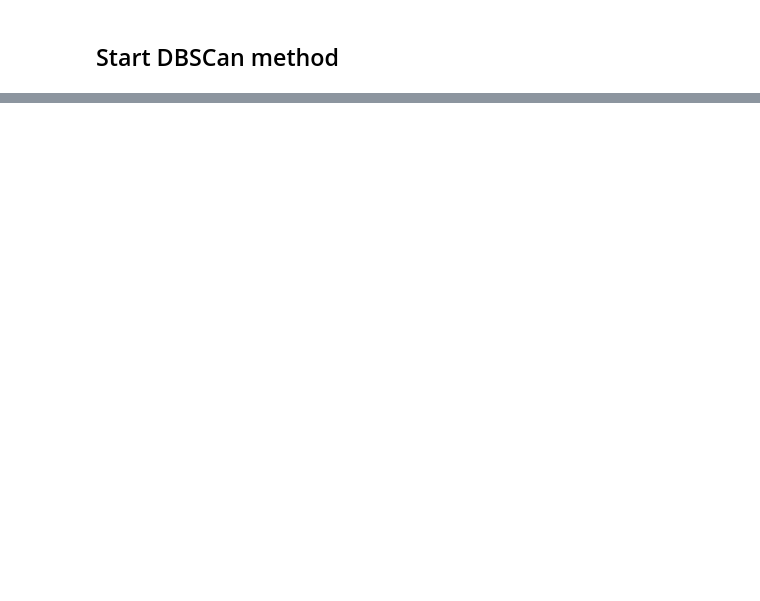
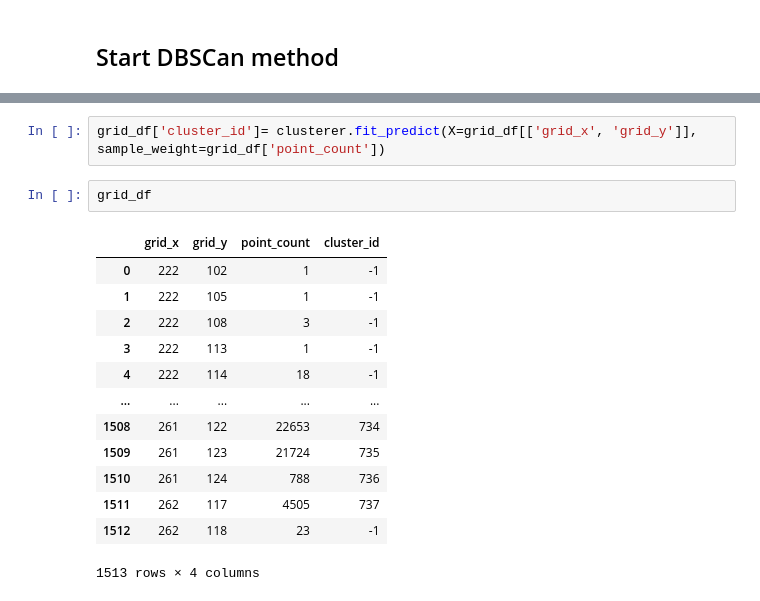
Before and after one commit to ClimatologyProjectProfile/crimetology, a Jupyter notebook: 1_spatial_clusters/spatial_clustering.ipynb, the cells around one changed output, grey strips where cells are left out. Saved outputs shown, nothing was run; the diff lists cells and outputs as text; blank space fills up the shorter version.

```diff
--- a/1_spatial_clusters/spatial_clustering.ipynb
+++ b/1_spatial_clusters/spatial_clustering.ipynb
@@ -222,0 +232,18 @@ min_samples: int = 100
+# %%
+grid_df['cluster_id']= clusterer.fit_predict(X=grid_df[['grid_x', 'grid_y']], sample_weight=grid_df['point_count'])
+# %%
+grid_df
+# %% [output]
+|  | grid_x | grid_y | point_count | cluster_id |
+| 0 | 222 | 102 | 1 | -1 |
+| 1 | 222 | 105 | 1 | -1 |
+| 2 | 222 | 108 | 3 | -1 |
+| 3 | 222 | 113 | 1 | -1 |
+| 4 | 222 | 114 | 18 | -1 |
+| ... | ... | ... | ... | ... |
+| 1508 | 261 | 122 | 22653 | 734 |
+| 1509 | 261 | 123 | 21724 | 735 |
+| 1510 | 261 | 124 | 788 | 736 |
+| 1511 | 262 | 117 | 4505 | 737 |
+| 1512 | 262 | 118 | 23 | -1 |
+1513 rows × 4 columns
```
Also changed, not shown: parts of 11 cells of this notebook.
